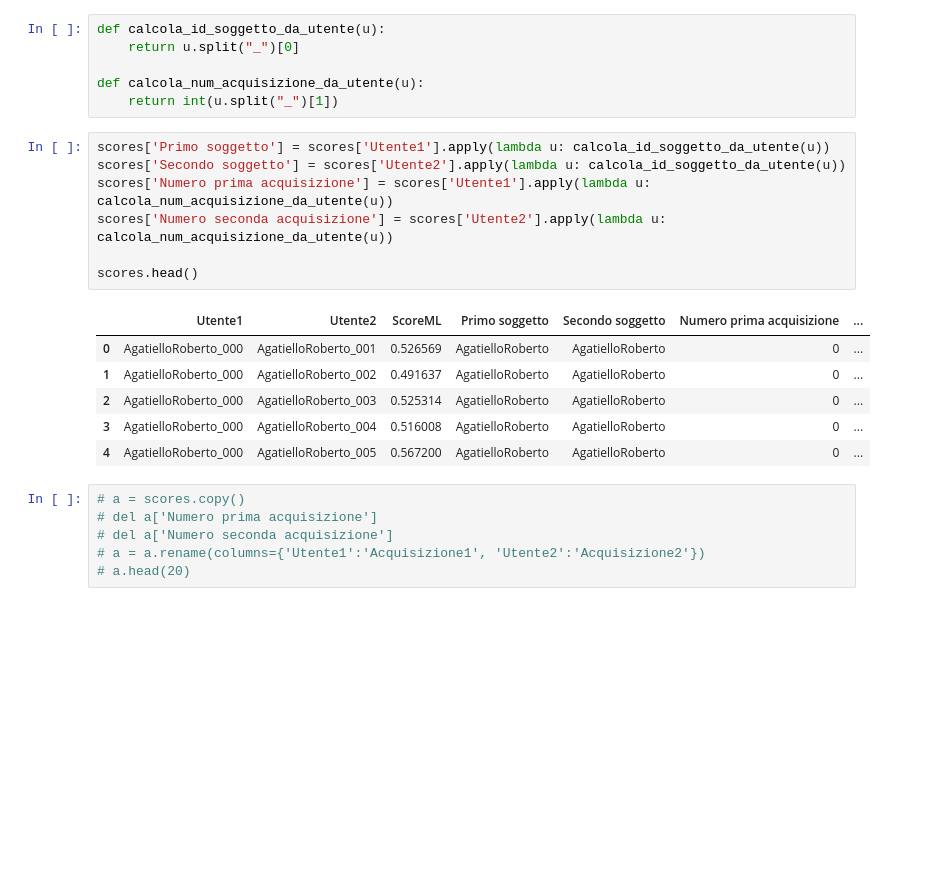
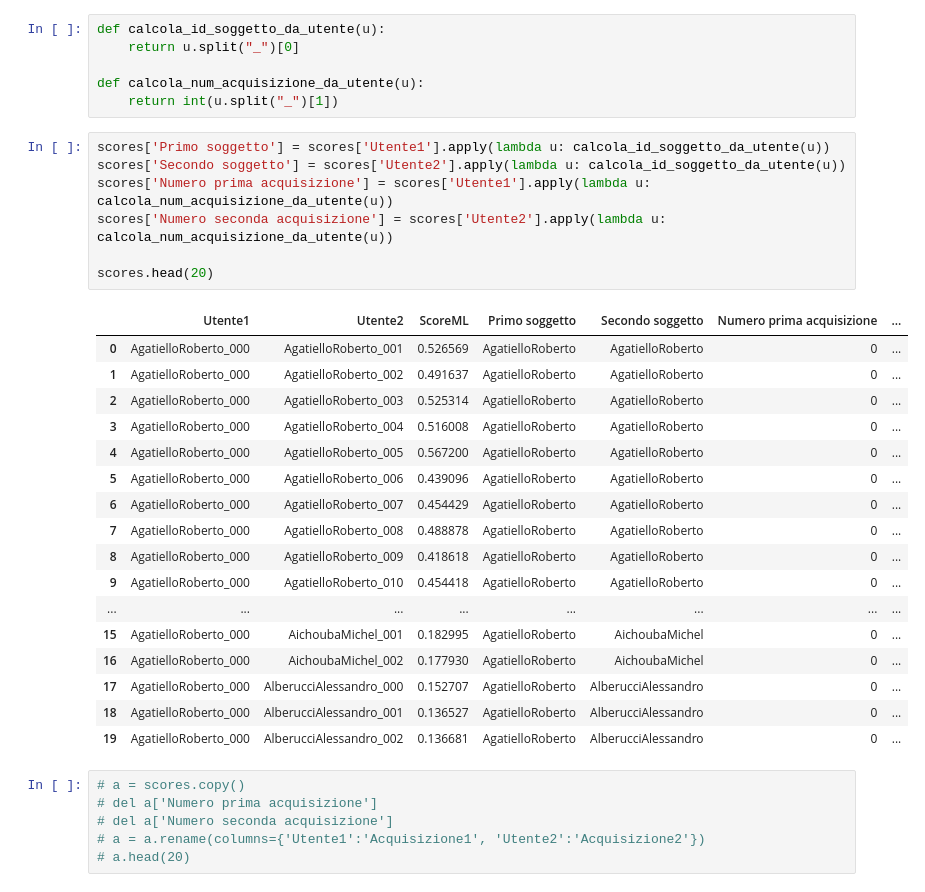
Before and after one commit to Simone-Smaldore/progetto-iqa-sensori, a Jupyter notebook: Utilità python/genera_pseudo_labels.ipynb, the cells around one changed output. Saved outputs shown, nothing was run; the diff lists cells and outputs as text; blank space fills up the shorter version.

```diff
--- a/Utilità python/genera_pseudo_labels.ipynb
+++ b/Utilità python/genera_pseudo_labels.ipynb
@@ -36,17 +36,28 @@ def calcola_num_acquisizione_da_utente(u):
 # %%
 scores['Primo soggetto'] = scores['Utente1'].apply(lambda u: calcola_id_soggetto_da_utente(u))
 scores['Secondo soggetto'] = scores['Utente2'].apply(lambda u: calcola_id_soggetto_da_utente(u))
 scores['Numero prima acquisizione'] = scores['Utente1'].apply(lambda u: calcola_num_acquisizione_da_utente(u))
 scores['Numero seconda acquisizione'] = scores['Utente2'].apply(lambda u: calcola_num_acquisizione_da_utente(u))
 
-scores.head()
+scores.head(20)
 # %% [output]
 |  | Utente1 | Utente2 | ScoreML | Primo soggetto | Secondo soggetto | Numero prima acquisizione | ... |
 | 0 | AgatielloRoberto_000 | AgatielloRoberto_001 | 0.526569 | AgatielloRoberto | AgatielloRoberto | 0 | ... |
 | 1 | AgatielloRoberto_000 | AgatielloRoberto_002 | 0.491637 | AgatielloRoberto | AgatielloRoberto | 0 | ... |
 | 2 | AgatielloRoberto_000 | AgatielloRoberto_003 | 0.525314 | AgatielloRoberto | AgatielloRoberto | 0 | ... |
 | 3 | AgatielloRoberto_000 | AgatielloRoberto_004 | 0.516008 | AgatielloRoberto | AgatielloRoberto | 0 | ... |
 | 4 | AgatielloRoberto_000 | AgatielloRoberto_005 | 0.567200 | AgatielloRoberto | AgatielloRoberto | 0 | ... |
+| 5 | AgatielloRoberto_000 | AgatielloRoberto_006 | 0.439096 | AgatielloRoberto | AgatielloRoberto | 0 | ... |
+| 6 | AgatielloRoberto_000 | AgatielloRoberto_007 | 0.454429 | AgatielloRoberto | AgatielloRoberto | 0 | ... |
+| 7 | AgatielloRoberto_000 | AgatielloRoberto_008 | 0.488878 | AgatielloRoberto | AgatielloRoberto | 0 | ... |
+| 8 | AgatielloRoberto_000 | AgatielloRoberto_009 | 0.418618 | AgatielloRoberto | AgatielloRoberto | 0 | ... |
+| 9 | AgatielloRoberto_000 | AgatielloRoberto_010 | 0.454418 | AgatielloRoberto | AgatielloRoberto | 0 | ... |
+| ... | ... | ... | ... | ... | ... | ... | ... |
+| 15 | AgatielloRoberto_000 | AichoubaMichel_001 | 0.182995 | AgatielloRoberto | AichoubaMichel | 0 | ... |
+| 16 | AgatielloRoberto_000 | AichoubaMichel_002 | 0.177930 | AgatielloRoberto | AichoubaMichel | 0 | ... |
+| 17 | AgatielloRoberto_000 | AlberucciAlessandro_000 | 0.152707 | AgatielloRoberto | AlberucciAlessandro | 0 | ... |
+| 18 | AgatielloRoberto_000 | AlberucciAlessandro_001 | 0.136527 | AgatielloRoberto | AlberucciAlessandro | 0 | ... |
+| 19 | AgatielloRoberto_000 | AlberucciAlessandro_002 | 0.136681 | AgatielloRoberto | AlberucciAlessandro | 0 | ... |
 # %%
 # a = scores.copy()
 # del a['Numero prima acquisizione']
```
Also changed, not shown: parts of 2 cells of this notebook, 9 other files.
